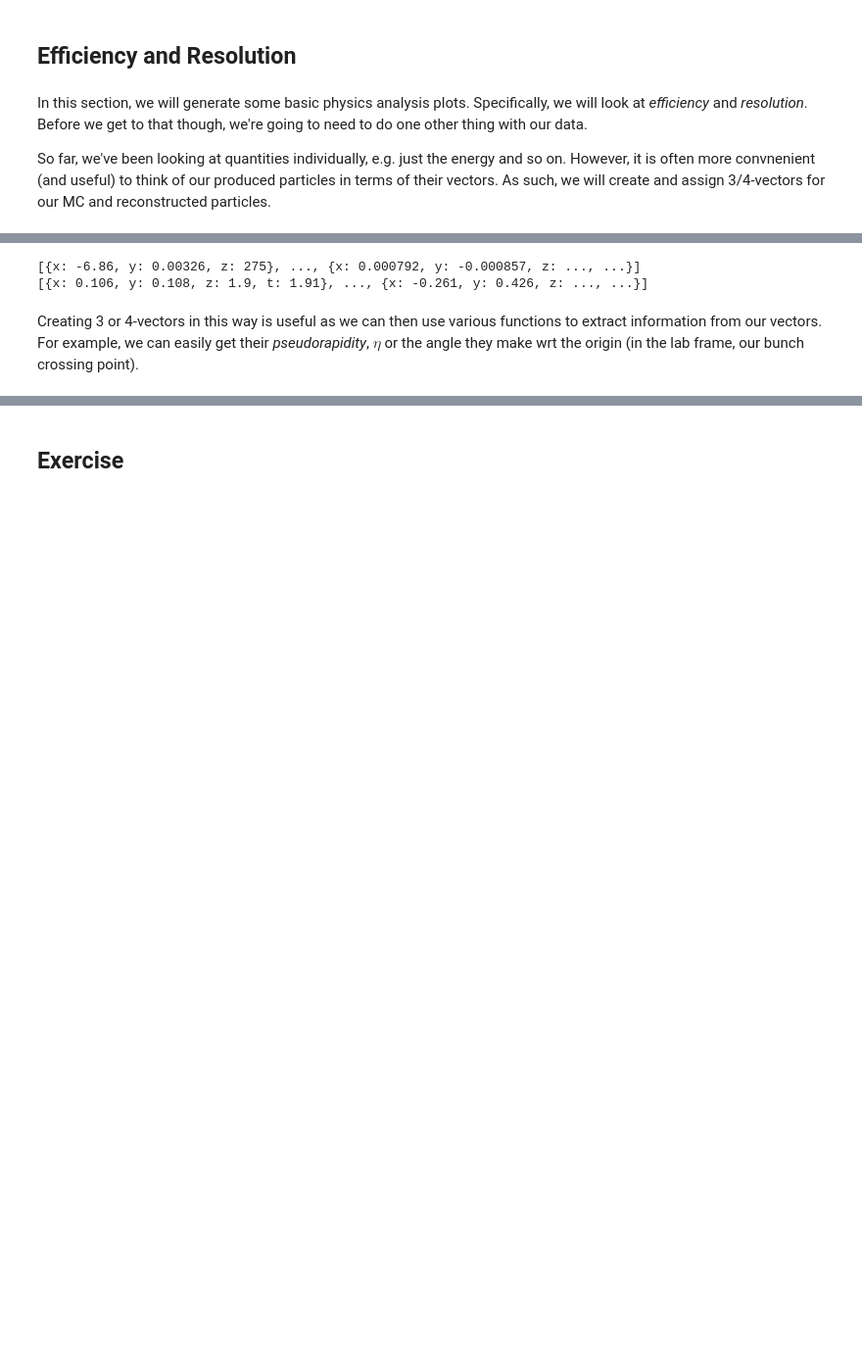
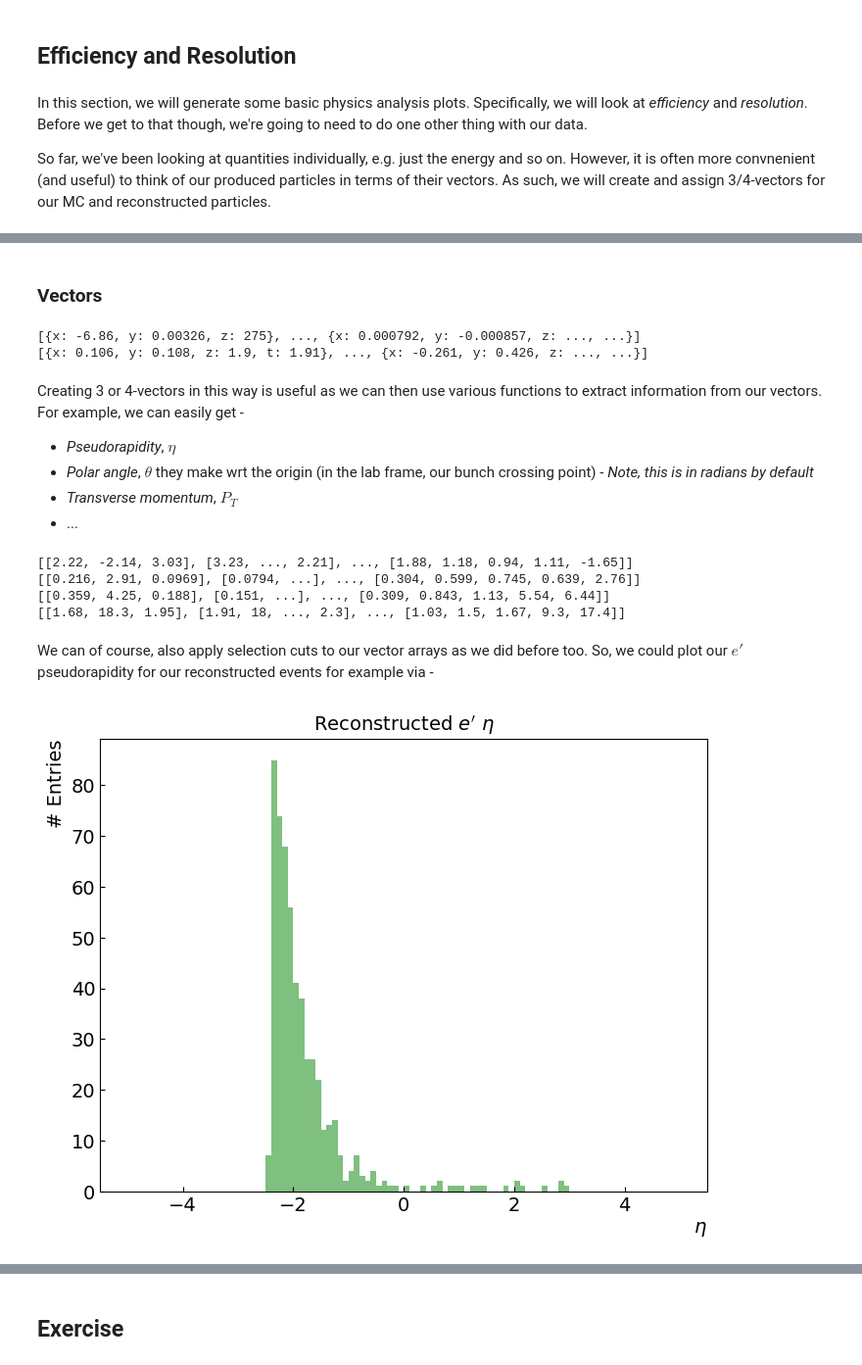
Before and after one commit to eic/HSF-India, a Jupyter notebook: Working_With_Simulation_Output/Working_With_Simulation_Output_TUTOR.ipynb, the cells around one changed output, grey strips where cells are left out. Shown at 98% size. Saved outputs shown, nothing was run; the diff lists cells and outputs as text; code cells hidden in the pictures; blank space fills up the shorter version.

```diff
--- a/Working_With_Simulation_Output/Working_With_Simulation_Output_TUTOR.ipynb
+++ b/Working_With_Simulation_Output/Working_With_Simulation_Output_TUTOR.ipynb
@@ -464,3 +471,5 @@ import vector
+# %% [markdown]
+### Vectors
 # %%
 MC_Parts = vector.zip({'px': MCPartBr["MCParticles.momentum.x"], 'py': MCPartBr["MCParticles.momentum.y"], 'pz': MCPartBr["MCParticles.momentum.z"]})
 Rec_Parts = vector.zip({'px': ReconChPartBr["ReconstructedChargedParticles.momentum.x"], 'py': ReconChPartBr["ReconstructedChargedParticles.momentum.y"], 'pz': ReconChPartBr["ReconstructedChargedParticles.momentum.z"], 'E':ReconChPartBr["ReconstructedChargedParticles.energy"]})
@@ -471,4 +480,29 @@ print(Rec_Parts[1])
 [{x: -6.86, y: 0.00326, z: 275}, ..., {x: 0.000792, y: -0.000857, z: ..., ...}]
 [{x: 0.106, y: 0.108, z: 1.9, t: 1.91}, ..., {x: -0.261, y: 0.426, z: ..., ...}]
 # %% [markdown]
-Creating 3 or 4-vectors in this way is useful as we can then use various functions to extract information from our vectors. For example, we can easily get their *pseudorapidity*, $\eta$ or the angle they make wrt the origin (in the lab frame, our bunch crossing point).
+Creating 3 or 4-vectors in this way is useful as we can then use various functions to extract information from our vectors. For example, we can easily get -
+
+- *Pseudorapidity*, $\eta$
+- *Polar angle*, $\theta$ they make wrt the origin (in the lab frame, our bunch crossing point) - *Note, this is in radians by default*
+- *Transverse momentum*, $P_{T}$
+- ...
+# %%
+print(Rec_Parts.eta)
+print(Rec_Parts.theta)
+print(Rec_Parts.pt)
+print(Rec_Parts.p)
+# %% [output]
+[[2.22, -2.14, 3.03], [3.23, ..., 2.21], ..., [1.88, 1.18, 0.94, 1.11, -1.65]]
+[[0.216, 2.91, 0.0969], [0.0794, ...], ..., [0.304, 0.599, 0.745, 0.639, 2.76]]
+[[0.359, 4.25, 0.188], [0.151, ...], ..., [0.309, 0.843, 1.13, 5.54, 6.44]]
+[[1.68, 18.3, 1.95], [1.91, 18, ..., 2.3], ..., [1.03, 1.5, 1.67, 9.3, 17.4]]
+# %% [markdown]
+We can of course, also apply selection cuts to our vector arrays as we did before too. So, we could plot our $e'$ pseudorapidity for our reconstructed events for example via -
+# %%
+plt.hist(ak.flatten((Rec_Parts[RecID][BoolElec]).eta), bins=100, range=(-5,5),alpha=0.5, color='g')
+plt.xlabel('$\eta$')
+plt.ylabel('# Entries')
+plt.title("Reconstructed $e'$ $\eta$")
+plt.show()
+# %% [output]
+[figure, added]
```
Also changed, not shown: parts of 40 cells of this notebook.
